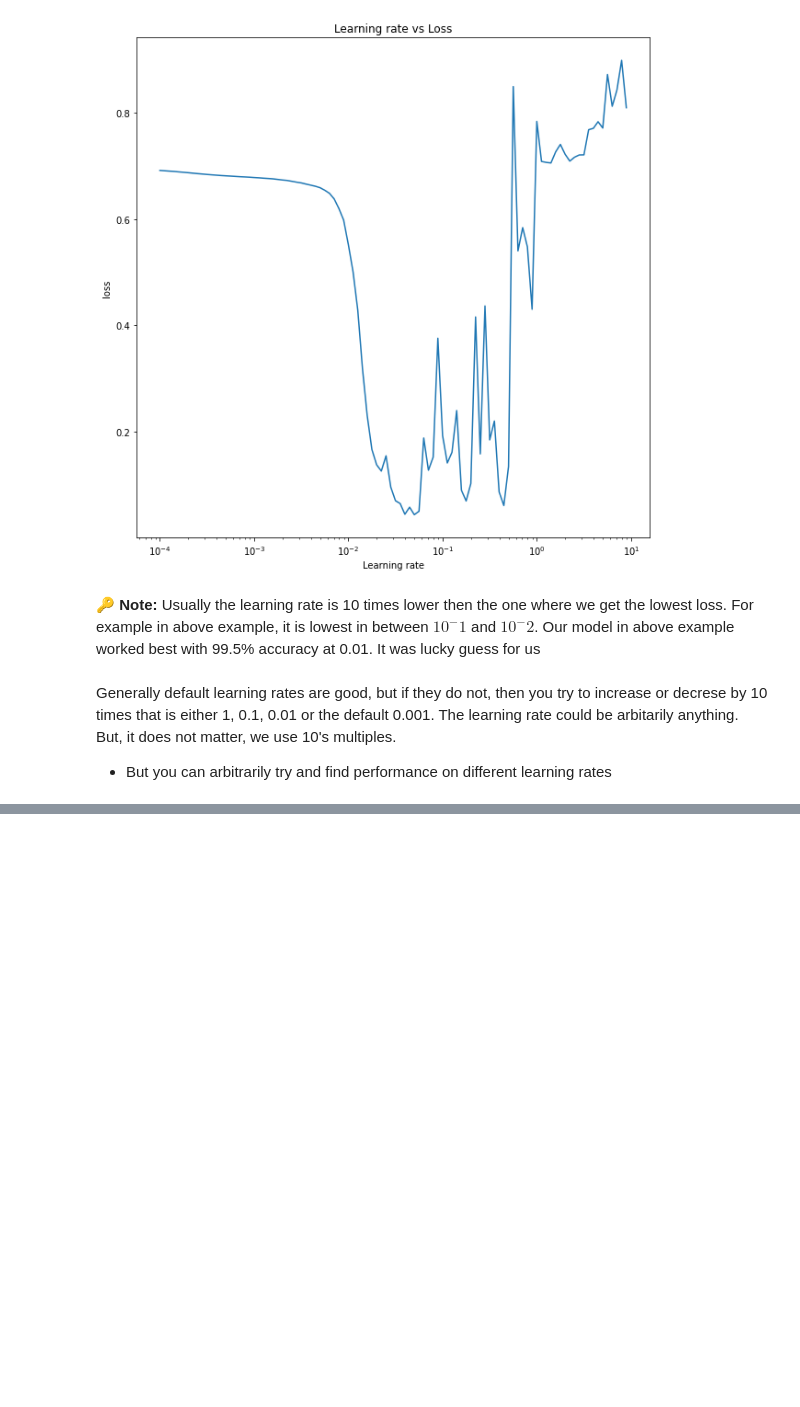
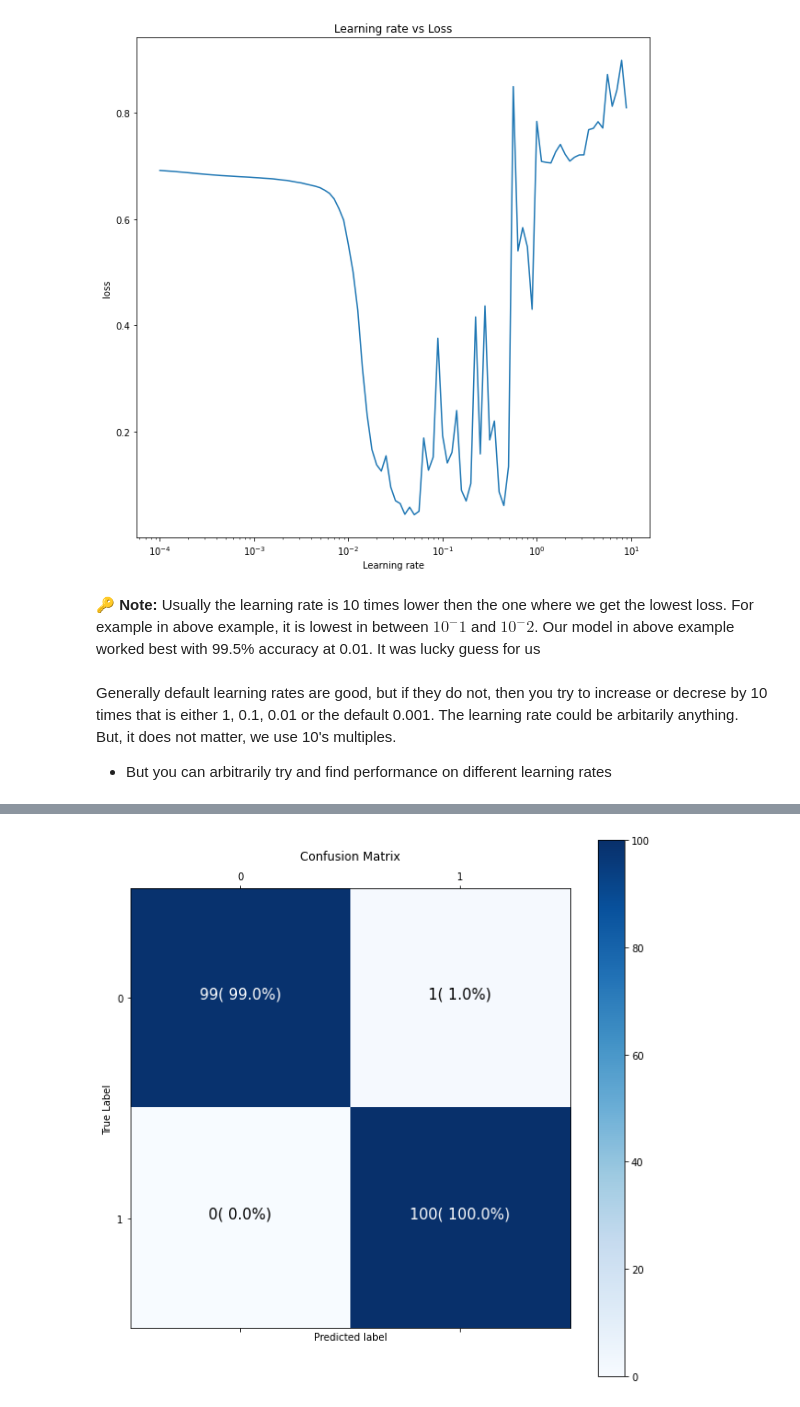
Before and after one commit to Jayveersinh-Raj/Neural_Networks_Classification, a Jupyter notebook: Neural_Networks_Classification_TensorFlow.ipynb, the cells around one changed output, grey strips where cells are left out. Drawn from its saved outputs; the diff is of its cells as text; code cells hidden in the pictures; blank space fills up the shorter version.

```diff
--- a/Neural_Networks_Classification_TensorFlow.ipynb
+++ b/Neural_Networks_Classification_TensorFlow.ipynb
@@ -726,14 +724,14 @@ To find the ideal learning rate, the rate where the loss is the minimum, we will
 tf.random.set_seed(42)
 
 # 1. Create the model
-model = tf.keras.Sequential([
+model_lr = tf.keras.Sequential([
       tf.keras.layers.Dense(4, activation = "relu"),
       tf.keras.layers.Dense(4, activation = "relu"),
       tf.keras.layers.Dense(1, activation = "sigmoid")
 ])
 
 # 2. Compiling the model
-model.compile(loss = "BinaryCrossentropy",
+model_lr.compile(loss = "BinaryCrossentropy",
               optimizer = "Adam",
               metrics = ["accuracy"])
 
@@ -747,7 +745,7 @@ traverse the value of learning rate from 10^-4 and increase it with 10^epoch/20
 every epoch '''
 
 # 3. Fitting the model
-history = model.fit(X_train, y_train, epochs = 100, callbacks = [lr_scheduler], verbose = 0)
+history = model_lr.fit(X_train, y_train, epochs = 100, callbacks = [lr_scheduler], verbose = 0)
 
 ''' We pass the callback inside the fitting function.
 Also, it is passed as a list, and one can pass multiple callbacks'''
@@ -810,0 +831,13 @@ that is either 1, 0.1, 0.01 or the default 0.001. The learning rate could be arb
+# %%
+# From the picture of Evaluation Metrices, lets use confusion matrix from Sklearn
+from sklearn.metrics import confusion_matrix
+
+# Predictions
+y_pred = model.predict(X_test)
+
+# Confusion matrix
+'''
+confusion_matrix(y_test, y_pred) '''
+
+# The above code would  give error
+''' ValueError: Classification metrics can't handle a mix of binary and continuous targets '''
@@ -810,0 +953,4 @@ that is either 1, 0.1, 0.01 or the default 0.001. The learning rate could be arb
+# %%
+plot_matrix (y_test, y_pred)
+# %% [output]
+[figure, added]
```
Also changed, not shown: parts of 24 cells of this notebook.
